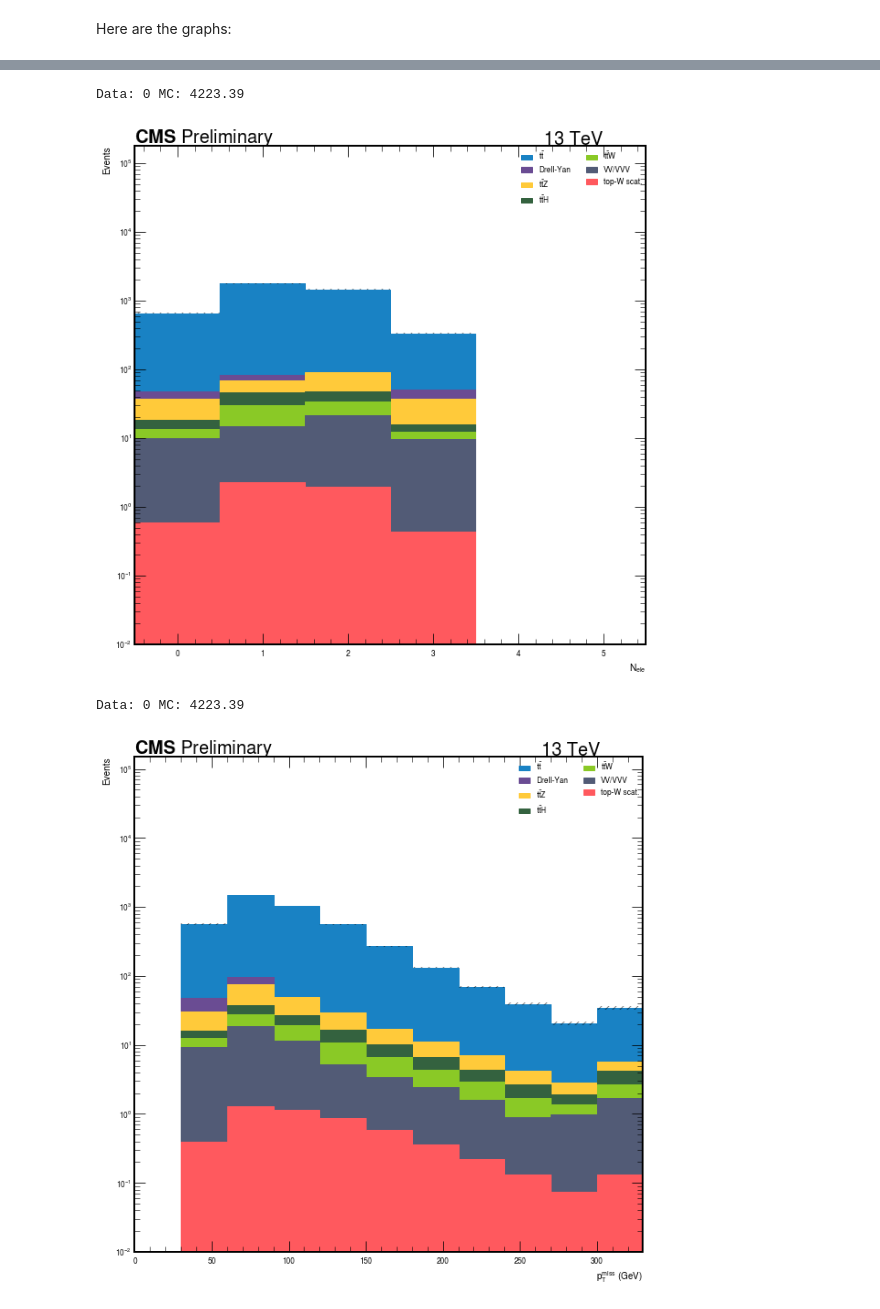
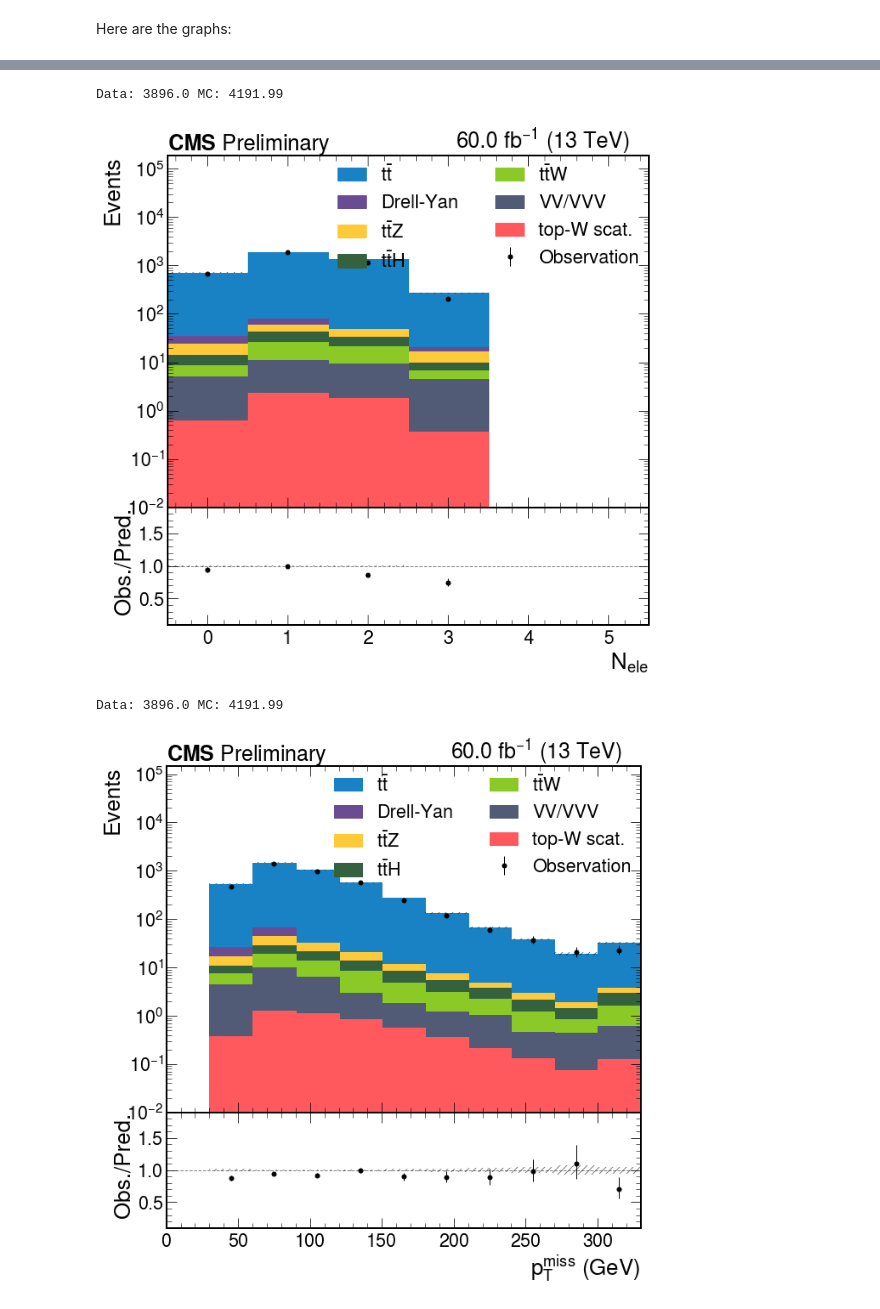
Before and after one commit to HaydenBronson/tW_scattering_dilep, a Jupyter notebook: notebooks/trilep_analysis.ipynb, the cells around one changed output, grey strips where cells are left out. Saved outputs shown, nothing was run; the diff lists cells and outputs as text; code cells hidden in the pictures.

```diff
--- a/notebooks/trilep_analysis.ipynb
+++ b/notebooks/trilep_analysis.ipynb
@@ -27,7 +24,7 @@ small     = False
 # load the config and the cache
 cfg = loadConfig()
 
-cacheName = 'trilep_analysis_3tight'
+cacheName = 'trilep_analysis_2tight_1veto'
 if small: cacheName += '_small'
 
 cache = dir_archive(os.path.join(os.path.expandvars(cfg['caches']['base']), cacheName), serialized=True)
@@ -273,6 +284,6 @@ Data: 0 MC: 4223.39
 # %%
 makePlot(output, 'N_ele', 'multiplicity',
-         data=[],
+         data=['MuonEG', 'DoubleMuon', 'EGamma'],
          bins=N_bins_red, log=True, normalize=False, axis_label=r'$N_{ele}$',
          new_colors=my_colors, new_labels=my_labels,
          order=['topW_v3', 'diboson', 'TTW', 'TTH', 'TTZ', 'DY','ttbar'],
@@ -280,17 +291,17 @@ makePlot(output, 'N_ele', 'multiplicity',
          omit=['topW_EFT_cp8', 'topW_EFT_mix'],
         )
 # %% [output]
-Data: 0 MC: 4223.39
+Data: 3896.0 MC: 4191.99
-[figure, old version]
+[figure, new version]
 # %%
 makePlot(output, 'MET', 'pt',
-         data=[],
+         data=['MuonEG', 'DoubleMuon', 'EGamma'],
          bins=pt_bins_coarse, log=True, normalize=False, axis_label=r'$p_{T}^{miss}$ (GeV)',
          new_colors=my_colors, new_labels=my_labels,
          order=['topW_v3', 'diboson', 'TTW', 'TTH', 'TTZ','DY', 'ttbar'],
          signals=[],
          omit=['topW_EFT_cp8', 'topW_EFT_mix'],
         )
 # %% [output]
-Data: 0 MC: 4223.39
+Data: 3896.0 MC: 4191.99
-[figure, old version]
+[figure, new version]
```
Also changed, not shown: parts of 10 cells of this notebook, 3 other files.
